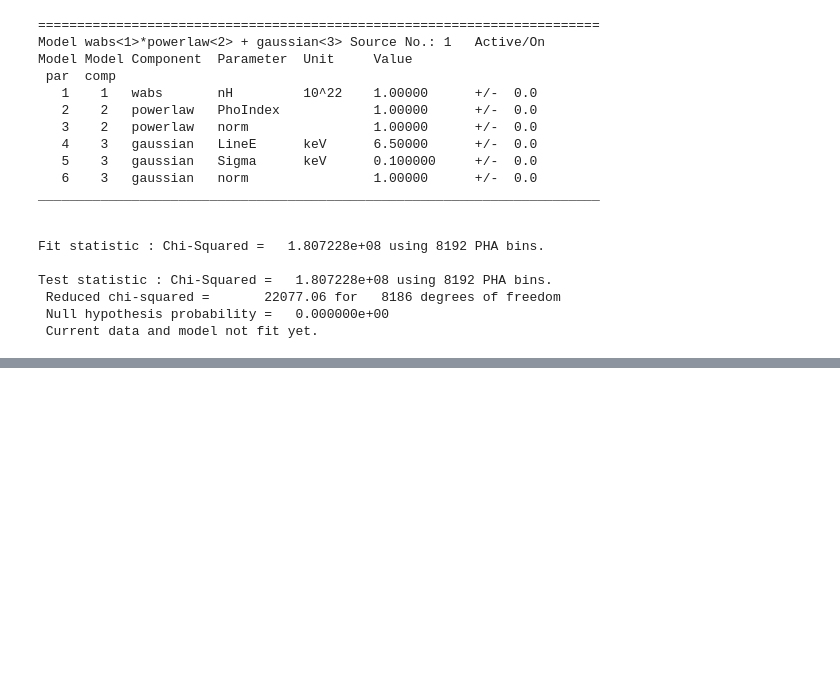
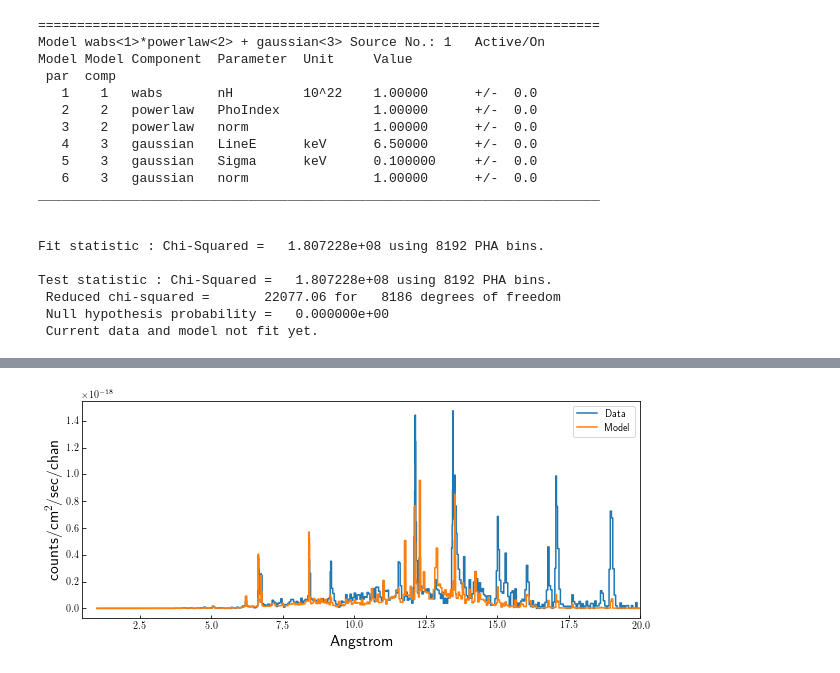
Before and after one commit to NASA-NAVO/aas_workshop_2018, a Jupyter notebook: heasarc/heasarc_Spectral_Access.ipynb, the cells around one changed output, grey strips where cells are left out. Cells and saved outputs as stored; diff of their text form; code cells hidden in the pictures; blank space fills up the shorter version.

```diff
--- a/heasarc/heasarc_Spectral_Access.ipynb
+++ b/heasarc/heasarc_Spectral_Access.ipynb
@@ -240,0 +294,7 @@ ax.set_xscale('log')
+# %%
+with sys_pipes():
+    xspec.AllData.clear()
+    xspec.AllData += "delori_spectrum.fits{10}"
+    pha = xspec.AllData(1)
+    pha.response="14570/meg_1.rmf.gz"
+    pha.response.arf="14570/meg_1.arf.gz"
@@ -240,0 +368,30 @@ ax.set_xscale('log')
+# %%
+xspec.Plot.device = "/nu"
+xspec.Plot.xAxis = "Angstrom"
+xspec.Plot.setRebin(minSig=3.0, maxBins=10)
+xspec.Plot("data")
+xVals = xspec.Plot.x()
+xValserr = xspec.Plot.xErr()
+yVals = xspec.Plot.y()
+yValserr = xspec.Plot.yErr()
+
+modVals = xspec.Plot.model()
+
+## Boxcar the data so the trend is visible:
+#plotY=convolve(np.asarray(yVals),  Box1DKernel(nbins))
+#plotM=convolve(np.asarray(modVals),Box1DKernel(nbins))
+
+#plt.errorbar(xVals, yVals, yerr=yValserr, xerr=xValserr, fmt='.')
+
+plt.step(xVals, yVals, label='Data')
+
+plt.step(xVals, modVals, label="Model")
+plt.xlabel('Angstrom', fontsize=16)
+plt.ylabel('counts/cm$^2$/sec/chan', fontsize=16)
+plt.legend()
+plt.yscale('linear')
+#plt.ylim([1e-5,10])
+plt.xlim([0.5,20])
+plt.xscale('linear')
+# %% [output]
+[figure, added]
```
Also changed, not shown: parts of 18 cells of this notebook, 1 other file.
